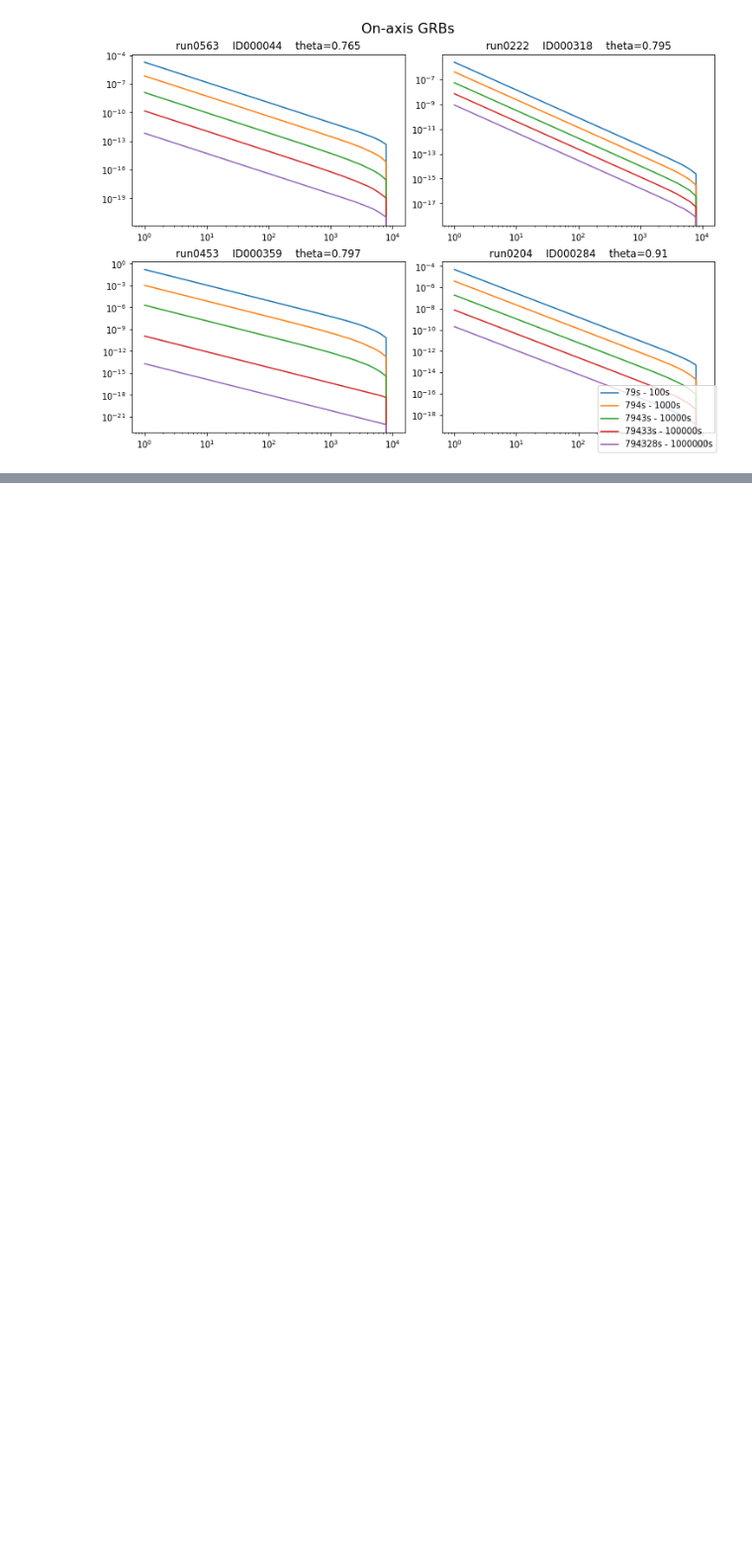
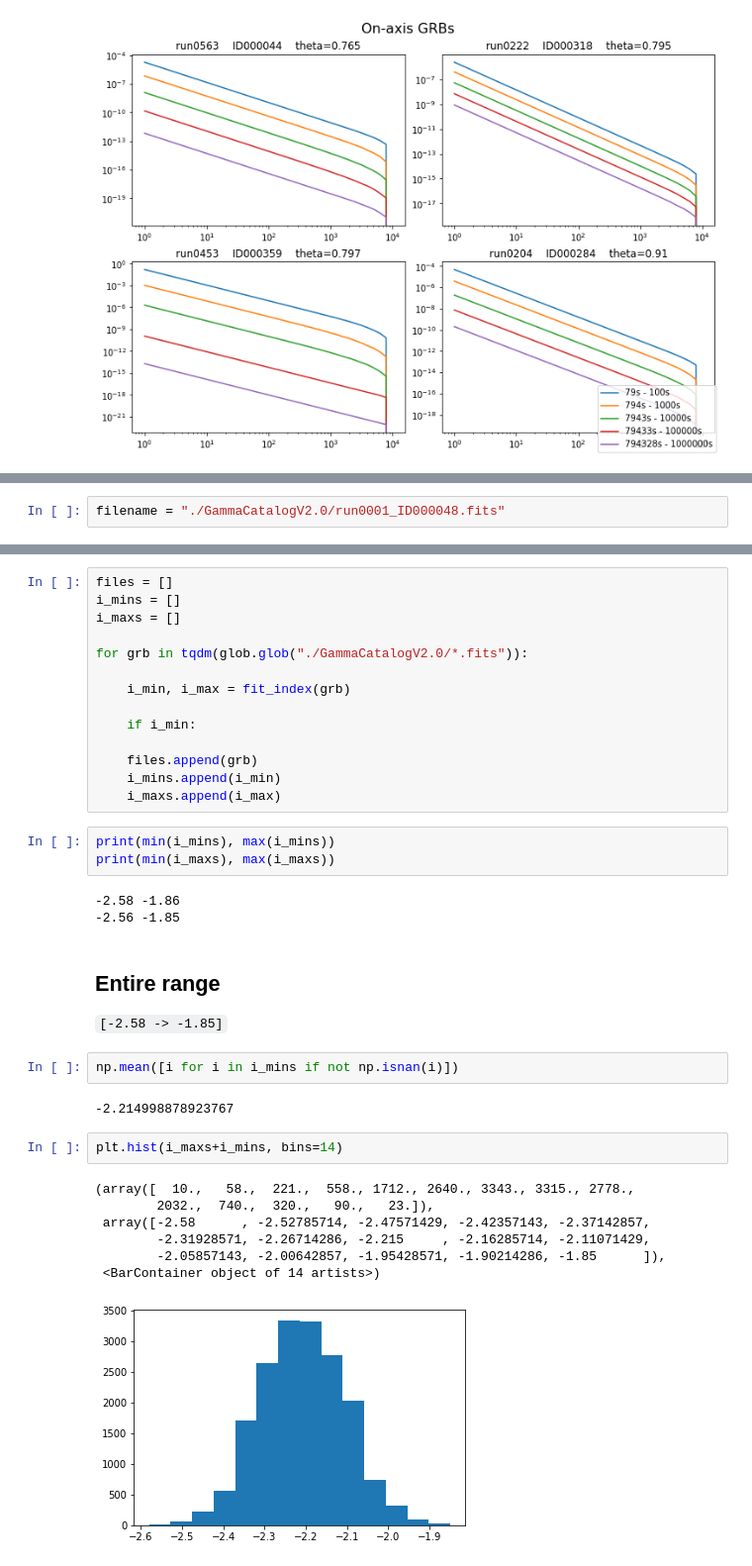
Before and after one commit to astrojarred/gravitational_wave_toy, a Jupyter notebook: reading_v2.ipynb, the cells around one changed output, grey strips where cells are left out. Shown at 99% size. Cells and saved outputs as stored; diff of their text form; blank space fills up the shorter version.

```diff
--- a/reading_v2.ipynb
+++ b/reading_v2.ipynb
@@ -209,0 +235,2 @@ plt.show()
+# %%
+filename = "./GammaCatalogV2.0/run0001_ID000048.fits"
@@ -209,0 +304,37 @@ plt.show()
+# %%
+files = []
+i_mins = []
+i_maxs = []
+
+for grb in tqdm(glob.glob("./GammaCatalogV2.0/*.fits")):
+
+    i_min, i_max = fit_index(grb)
+
+    if i_min:
+
+    files.append(grb)
+    i_mins.append(i_min)
+    i_maxs.append(i_max)
+# %%
+print(min(i_mins), max(i_mins))
+print(min(i_maxs), max(i_maxs))
+# %% [output]
+-2.58 -1.86
+-2.56 -1.85
+# %% [markdown]
+## Entire range
+`[-2.58 -> -1.85]`
+# %%
+np.mean([i for i in i_mins if not np.isnan(i)])
+# %% [output]
+-2.214998878923767
+# %%
+plt.hist(i_maxs+i_mins, bins=14)
+# %% [output]
+(array([  10.,   58.,  221.,  558., 1712., 2640., 3343., 3315., 2778.,
+        2032.,  740.,  320.,   90.,   23.]),
+ array([-2.58      , -2.52785714, -2.47571429, -2.42357143, -2.37142857,
+        -2.31928571, -2.26714286, -2.215     , -2.16285714, -2.11071429,
+        -2.05857143, -2.00642857, -1.95428571, -1.90214286, -1.85      ]),
+ <BarContainer object of 14 artists>)
+[figure, added]
```
Also changed, not shown: parts of 22 cells of this notebook.
